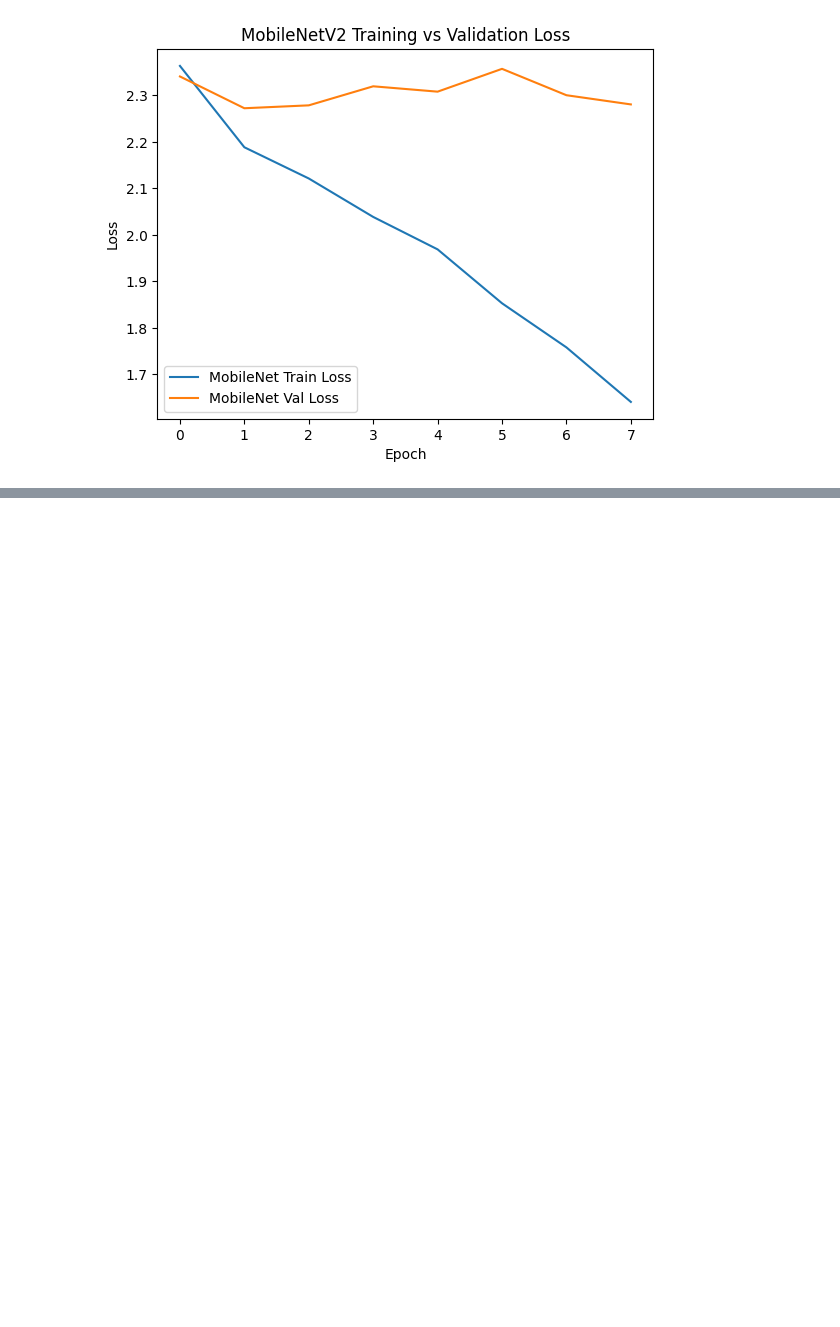
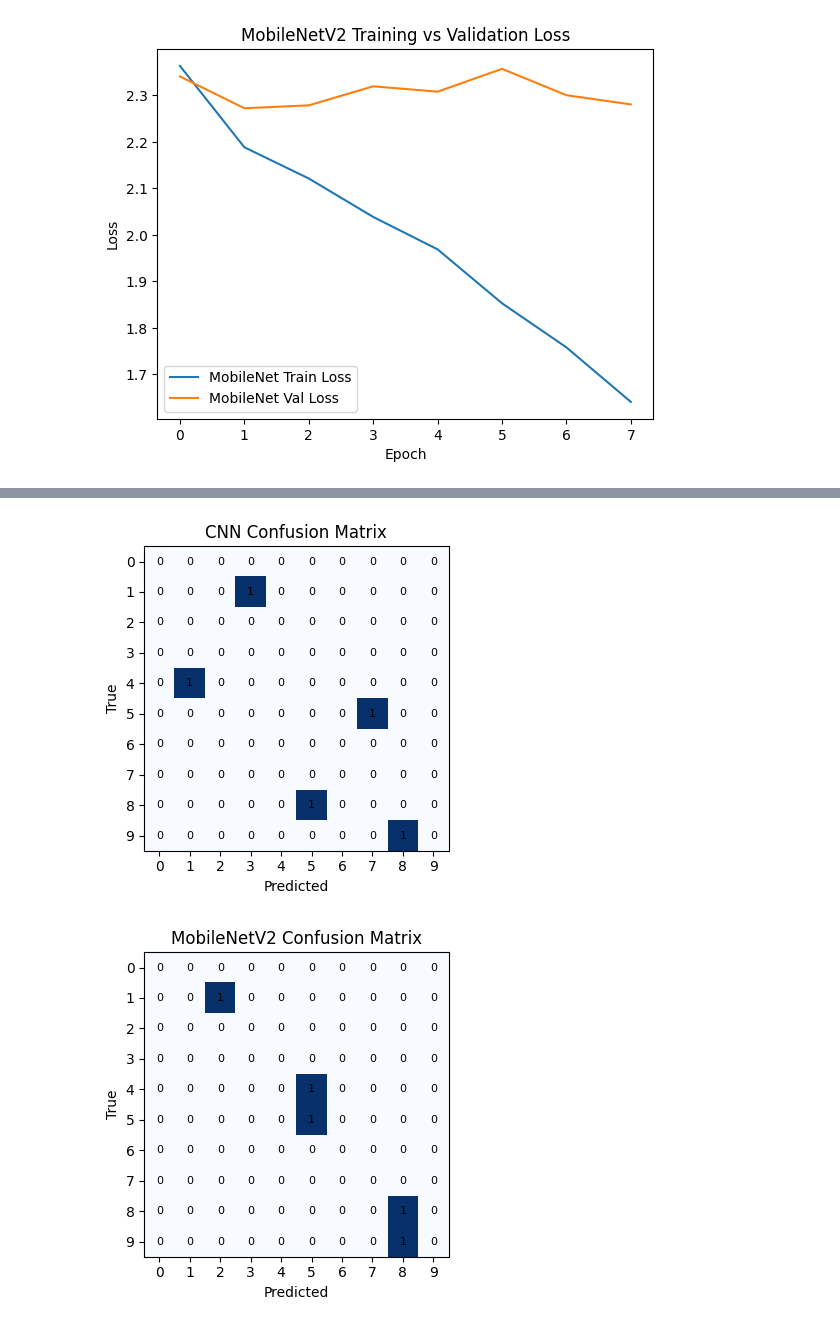
Before and after one commit to JTFPV/PuzzArm_CRISPDM_Jt, a Jupyter notebook: models/PuzzArm_Training_Notebook.ipynb, the cells around one changed output, grey strips where cells are left out. Saved outputs shown, nothing was run; the diff lists cells and outputs as text; code cells hidden in the pictures; blank space fills up the shorter version.

```diff
--- a/models/PuzzArm_Training_Notebook.ipynb
+++ b/models/PuzzArm_Training_Notebook.ipynb
@@ -391,0 +403,36 @@ ValueError: Number of classes, 7, does not match size of target_names, 10. Try s
+# %%
+import matplotlib.pyplot as plt
+
+def plot_confusion_matrix(cm, class_names, title, filename=None):
+    fig, ax = plt.subplots(figsize=(4,4))
+    im = ax.imshow(cm, cmap="Blues")
+
+    ax.set_xticks(range(len(class_names)))
+    ax.set_xticklabels(class_names)
+    ax.set_yticks(range(len(class_names)))
+    ax.set_yticklabels(class_names)
+
+    ax.set_xlabel("Predicted")
+    ax.set_ylabel("True")
+    ax.set_title(title)
+
+    for i in range(len(class_names)):
+        for j in range(len(class_names)):
+            ax.text(j, i, cm[i, j],
+                    ha="center", va="center", color="black", fontsize=8)
+
+    plt.tight_layout()
+    if filename is not None:
+        plt.savefig(filename, dpi=150)
+    plt.show()
+# %%
+plot_confusion_matrix(cm_cnn,  class_names,
+                      "CNN Confusion Matrix",
+                      filename="cnn_confusion_matrix.png")
+
+plot_confusion_matrix(cm_mnet, class_names,
+                      "MobileNetV2 Confusion Matrix",
+                      filename="mobilenet_confusion_matrix.png")
+# %% [output]
+[figure, added]
+[figure, added]
```
Also changed, not shown: parts of 10 cells of this notebook.
